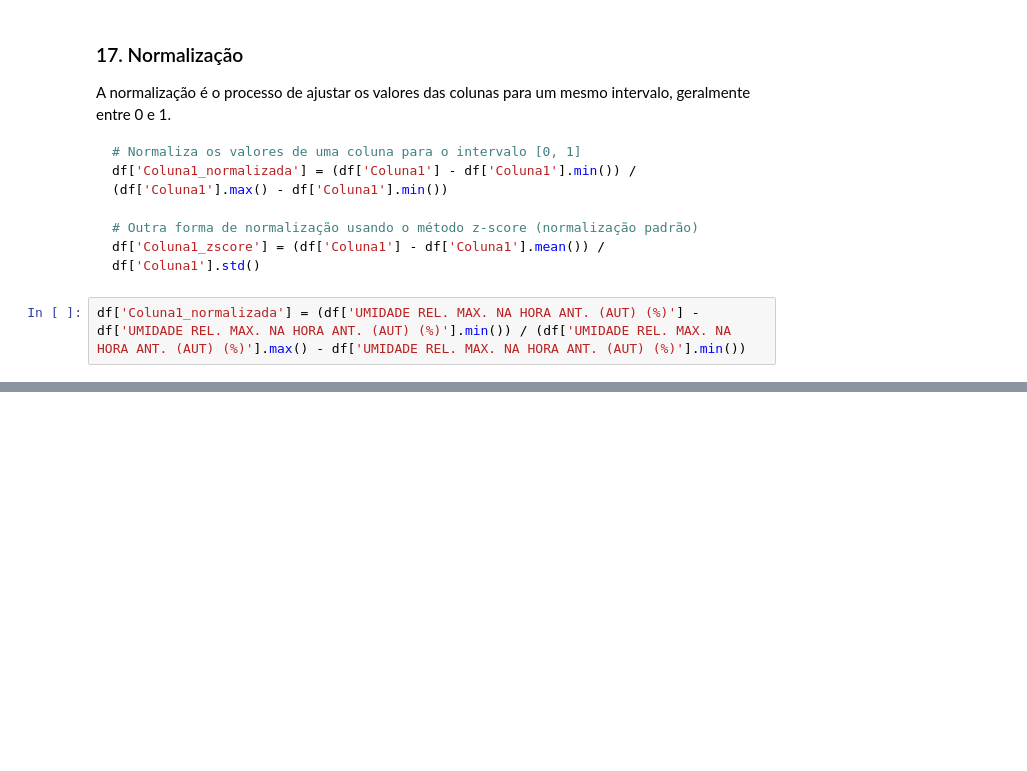
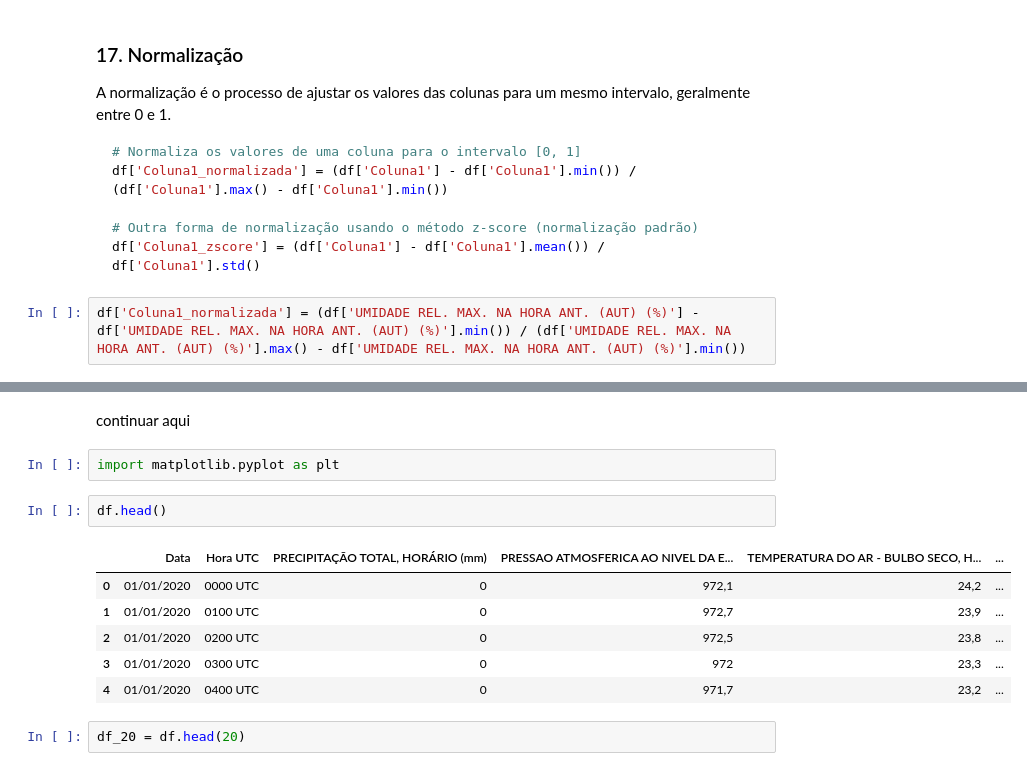
Before and after one commit to reprograma/on35-python-s11-pandas-numpy-I, a Jupyter notebook: exercicios/para-sala/exercicio.ipynb, the cells around one changed output, grey strips where cells are left out. Saved outputs shown, nothing was run; the diff lists cells and outputs as text; blank space fills up the shorter version.

```diff
--- a/exercicios/para-sala/exercicio.ipynb
+++ b/exercicios/para-sala/exercicio.ipynb
@@ -352,2 +369,17 @@ Instalando o matplolib
+# %% [markdown]
+continuar aqui
+# %%
+import matplotlib.pyplot as plt
+# %%
+df.head()
+# %% [output]
+|  | Data | Hora UTC | PRECIPITAÇÃO TOTAL, HORÁRIO (mm) | PRESSAO ATMOSFERICA AO NIVEL DA E... | TEMPERATURA DO AR - BULBO SECO, H... | ... |
+| 0 | 01/01/2020 | 0000 UTC | 0 | 972,1 | 24,2 | ... |
+| 1 | 01/01/2020 | 0100 UTC | 0 | 972,7 | 23,9 | ... |
+| 2 | 01/01/2020 | 0200 UTC | 0 | 972,5 | 23,8 | ... |
+| 3 | 01/01/2020 | 0300 UTC | 0 | 972 | 23,3 | ... |
+| 4 | 01/01/2020 | 0400 UTC | 0 | 971,7 | 23,2 | ... |
+# %%
+df_20 = df.head(20)
 # %%
 plt.figure(figsize=(12, 6))
```
Also changed, not shown: parts of 5 cells of this notebook.
